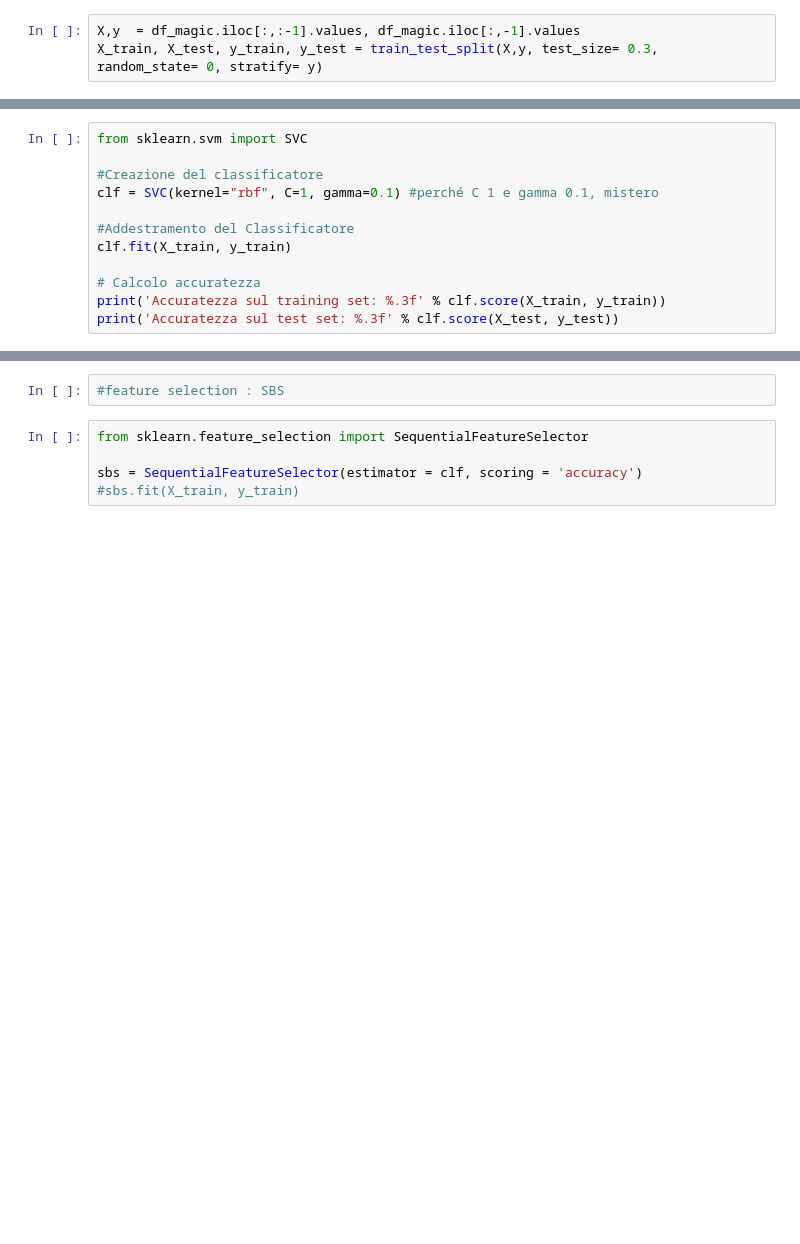
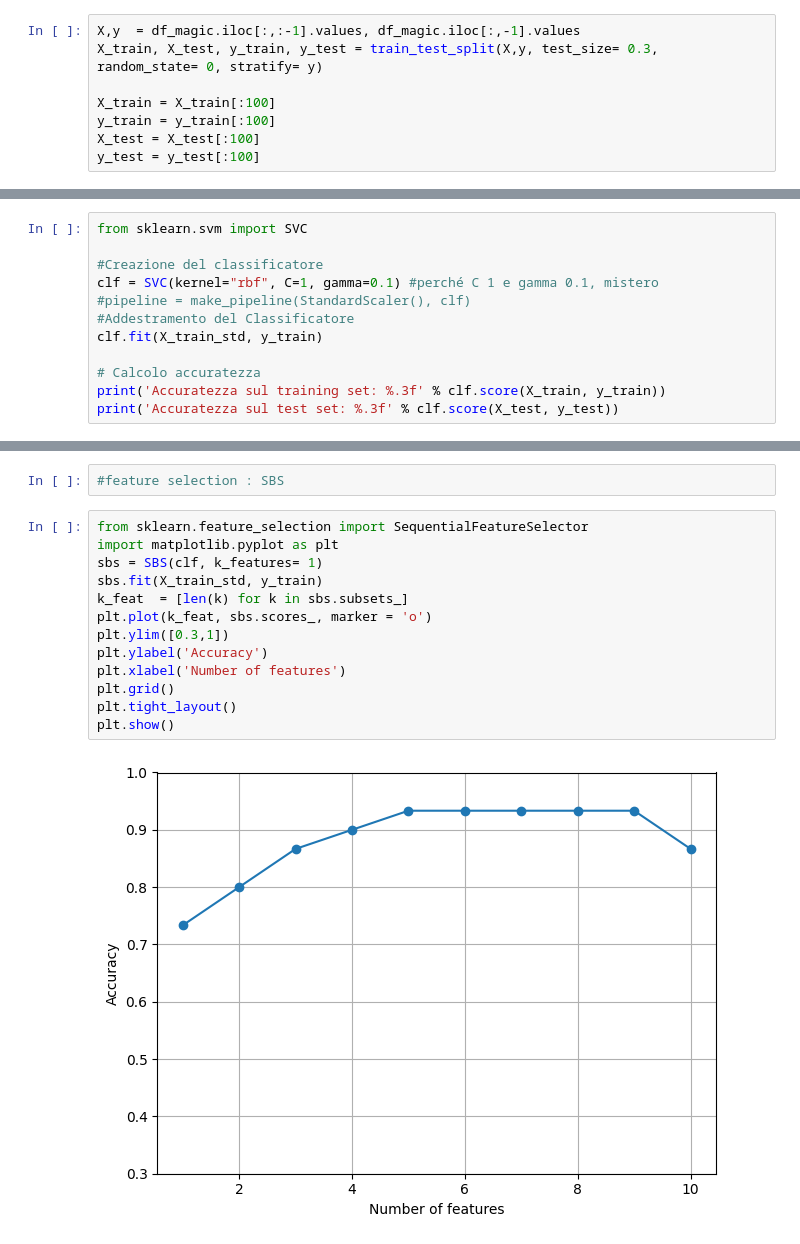
Before and after one commit to Andrewss01/Machine-Learning, a Jupyter notebook: parte_VP.ipynb, the cells around one changed output, grey strips where cells are left out. Saved outputs shown, nothing was run; the diff lists cells and outputs as text; blank space fills up the shorter version.

```diff
--- a/parte_VP.ipynb
+++ b/parte_VP.ipynb
@@ -48,6 +49,11 @@ df_magic
 # %%
 X,y  = df_magic.iloc[:,:-1].values, df_magic.iloc[:,-1].values
 X_train, X_test, y_train, y_test = train_test_split(X,y, test_size= 0.3, random_state= 0, stratify= y)
+
+X_train = X_train[:100]
+y_train = y_train[:100]
+X_test = X_test[:100]
+y_test = y_test[:100]
 # %%
 from sklearn.preprocessing import StandardScaler
 sc = StandardScaler()
@@ -60,9 +110,9 @@ from sklearn.svm import SVC
 
 #Creazione del classificatore
 clf = SVC(kernel="rbf", C=1, gamma=0.1) #perché C 1 e gamma 0.1, mistero
-
+#pipeline = make_pipeline(StandardScaler(), clf)
 #Addestramento del Classificatore
-clf.fit(X_train, y_train)
+clf.fit(X_train_std, y_train)
 
 # Calcolo accuratezza
 print('Accuratezza sul training set: %.3f' % clf.score(X_train, y_train))
@@ -105,6 +155,16 @@ Accuratezza media della combinazione migliore: 0.654
 #feature selection : SBS
 # %%
 from sklearn.feature_selection import SequentialFeatureSelector
-
-sbs = SequentialFeatureSelector(estimator = clf, scoring = 'accuracy')
-#sbs.fit(X_train, y_train)
+import matplotlib.pyplot as plt
+sbs = SBS(clf, k_features= 1)
+sbs.fit(X_train_std, y_train)
+k_feat  = [len(k) for k in sbs.subsets_]
+plt.plot(k_feat, sbs.scores_, marker = 'o')
+plt.ylim([0.3,1])
+plt.ylabel('Accuracy')
+plt.xlabel('Number of features')
+plt.grid()
+plt.tight_layout()
+plt.show()
+# %% [output]
+[figure, added]
```
Also changed, not shown: parts of 10 cells of this notebook.
